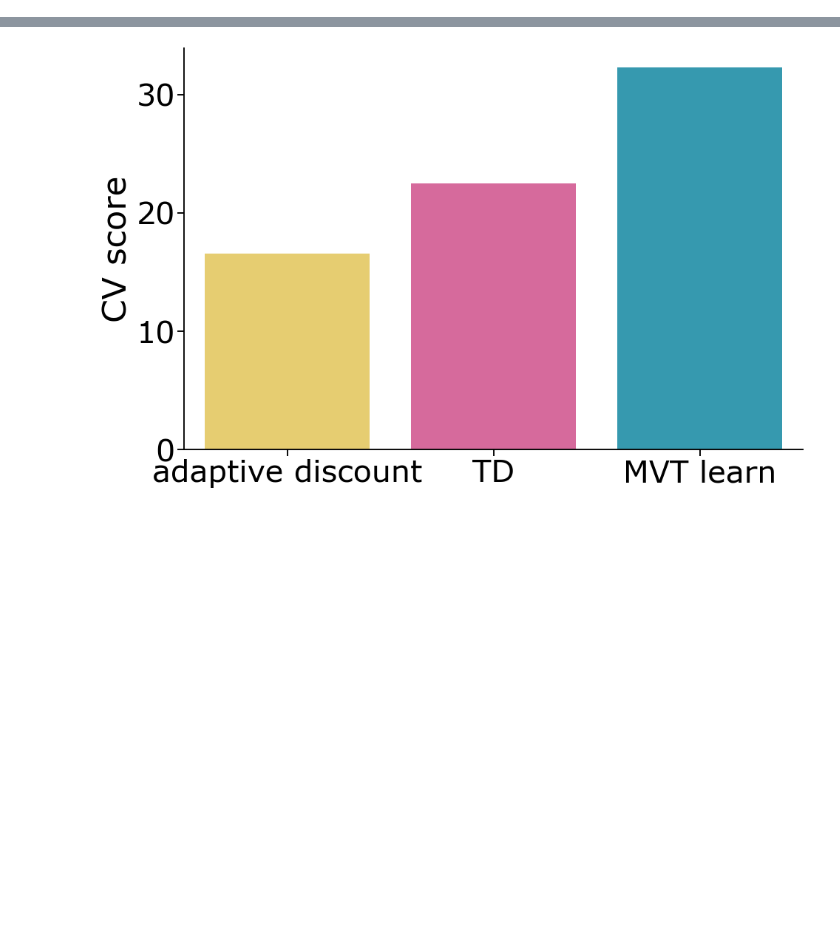
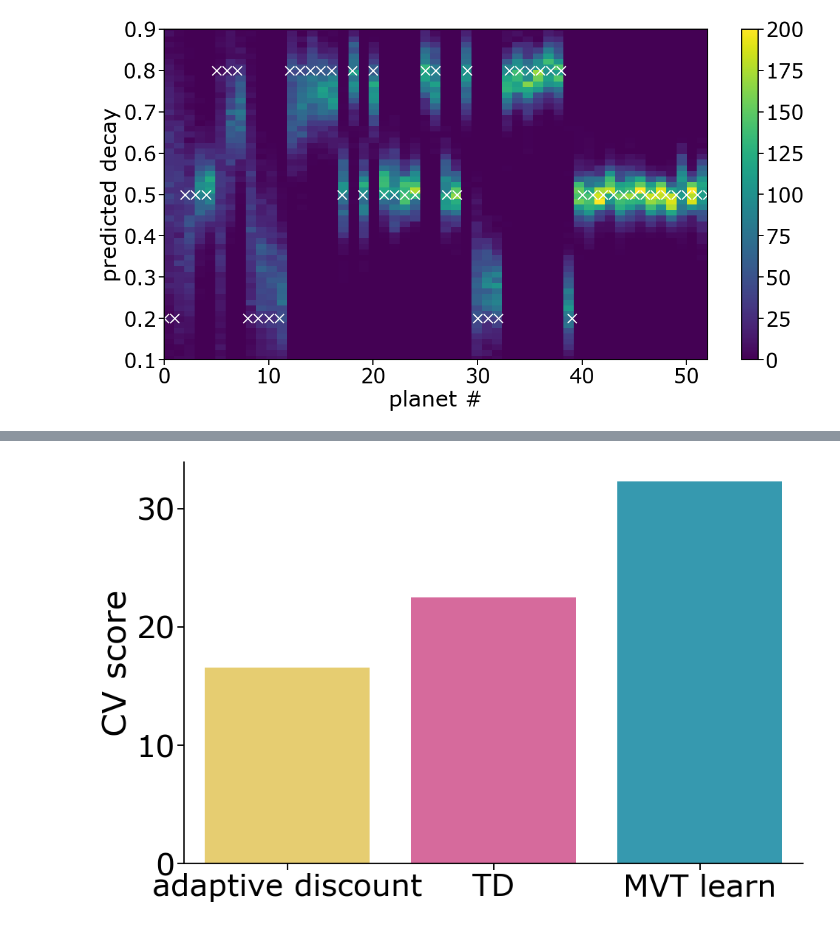
Before and after one commit to noraharhen/Harhen-Bornstein-2023-Overharvesting-as-Rational-Learning, a Jupyter notebook: model/plot_modeling_results.ipynb, the cells around one changed output, grey strips where cells are left out. Saved outputs shown, nothing was run; the diff lists cells and outputs as text; code cells hidden in the pictures; blank space fills up the shorter version.

```diff
--- a/model/plot_modeling_results.ipynb
+++ b/model/plot_modeling_results.ipynb
@@ -18,0 +48,44 @@ Set the environment variable OUTDATED_IGNORE=1 to disable these warnings.
+# %%
+import scipy.ndimage as sp
+
+def prediction_heatmap(df):
+    y=stats.norm(loc=df.loc[0].pred_decay,scale=np.sqrt(df.loc[0].uncertainty)).rvs(size=1000)
+    x=np.ones((1000,))*0
+    for i in range(1,np.shape(df)[0]):
+        x=np.concatenate((x,np.ones((1000,))*i),axis=0)
+        y=np.concatenate((y,stats.norm(loc=df.loc[i].pred_decay,scale=np.sqrt(df.loc[i].uncertainty)).rvs(size=1000)),axis=0)
+
+    X = sp.filters.gaussian_filter(x, sigma = 2, order = 0)
+    Y = sp.filters.gaussian_filter(y, sigma = 2, order = 0)
+
+    heatmap, xedges, yedges = np.histogram2d(X, Y, bins=40)
+    extent = [xedges[0], xedges[-1], yedges[0], yedges[-1]]
+
+
+    plt.hist2d(X,Y,bins=[np.shape(df)[0],100],vmin=0,vmax=200)
+
+    plt.ylim([0.1,0.9])
+    plt.colorbar()
+
+    for index, row in df.iterrows():
+        galaxy = row.galaxy
+        true_decay = row.true_decay
+        if galaxy==0:
+            plt.plot([index],0.2,'x',color='white',markersize=15, mew=2)
+        elif galaxy == 1:
+            plt.plot([index],0.5,'x',color='white',markersize=15, mew=2)
+        else:
+            plt.plot([index],0.8,'x',color='white',markersize=15, mew=2)
+
+    plt.ylabel("predicted decay")
+    plt.xlabel("planet #")
+    return
+# %%
+plt.rcParams["figure.figsize"] = (20,10)
+df_alpha_1 = pd.read_csv("model_results/show_inference_1.csv")
+prediction_heatmap(df_alpha_1)
+
+if plot:
+    plt.savefig('plots/decay_inference_trimodal_1_heatmap.png',bbox_inches = "tight",dpi=300)
+# %% [output]
+[figure, added]
```
Also changed, not shown: parts of 36 cells of this notebook, 43 other files.
